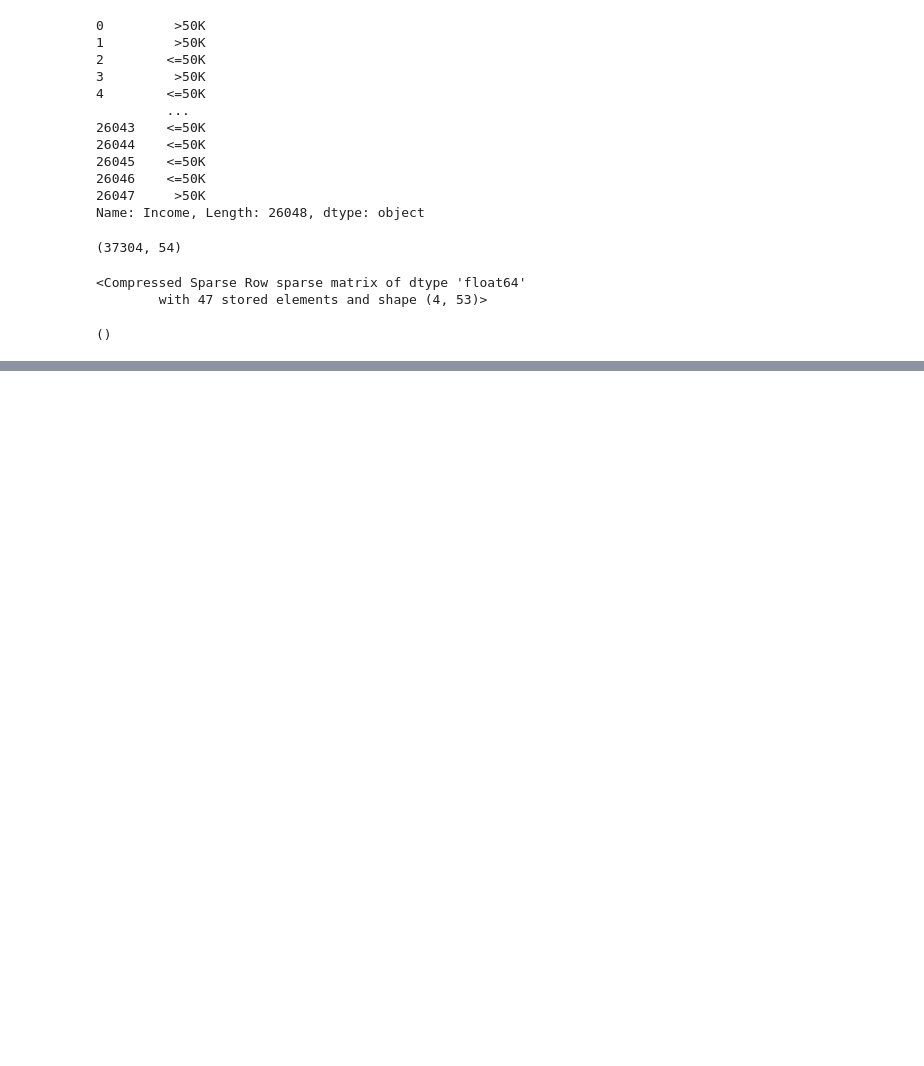
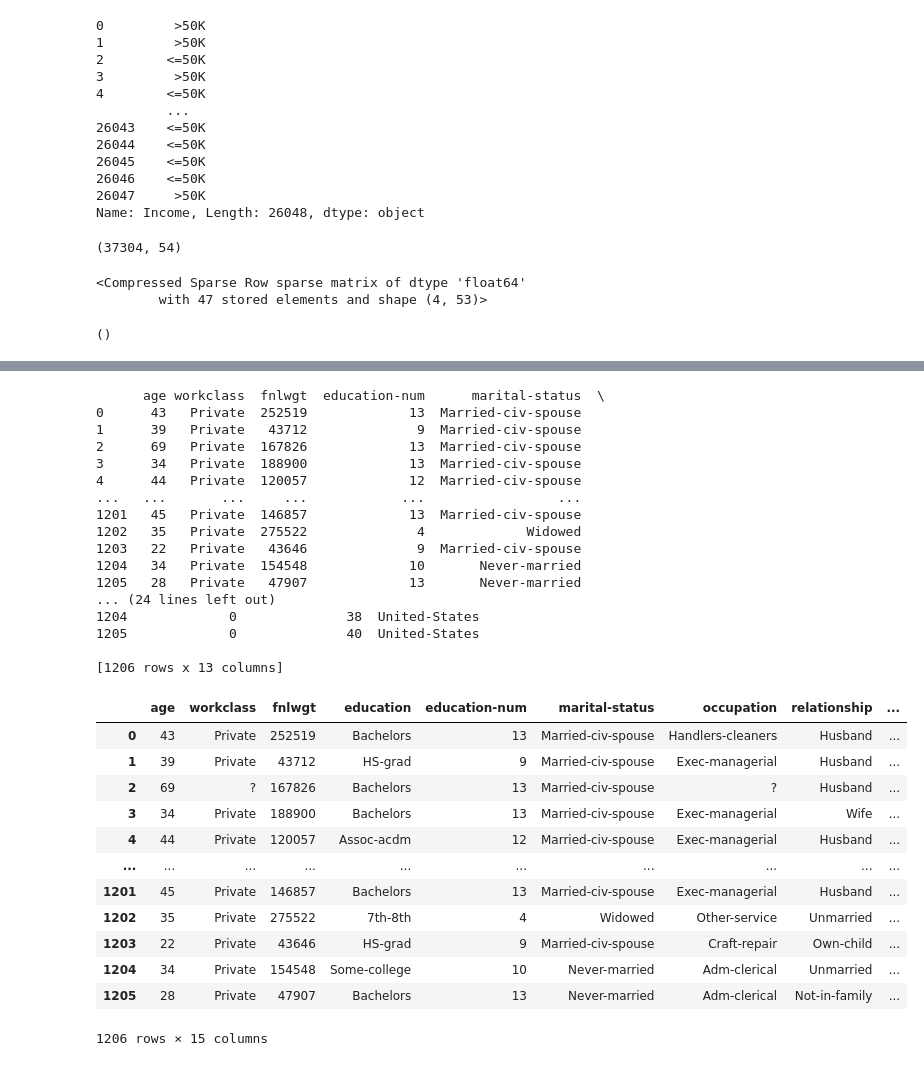
Before and after one commit to Aminsharif/ML-IncomePrediction, a Jupyter notebook: notebook/EDA.ipynb, the cells around one changed output, grey strips where cells are left out. Saved outputs shown, nothing was run; the diff lists cells and outputs as text; code cells hidden in the pictures; blank space fills up the shorter version.

Commit message:
added prediction

```diff
--- a/notebook/EDA.ipynb
+++ b/notebook/EDA.ipynb
@@ -1029,0 +1082,61 @@ np.array(X_res).shape
+# %%
+def ModelPrediction(df: DataFrame) -> DataFrame:
+        try:
+            _schema_config = read_yaml_file(file_path=SCHEMA_FILE_PATH)
+            drop_cols = _schema_config['drop_columns']
+
+            feature_df = drop_columns(df=df, cols = drop_cols)
+            feature_df=feature_df.apply(lambda x: x.str.strip() if x.dtype == "object" else x)
+
+            feature_df.replace('?',np.NaN,inplace=True)
+
+            is_null_present_df, cols_with_missing_values_df = is_null_present(feature_df)
+            if is_null_present_df:
+                feature_df = impute_missing_values(feature_df, cols_with_missing_values_df)
+
+            x = feature_df
+            print(x)
+
+            model = joblib.load(os.path.join(MODEL_DIR, MODEL_FILE_NAME))
+            prediction_value = model.predict(x)
+            df['prediction'] = prediction_value
+            logging.info(f"Result: {prediction_value}")
+            return df
+
+        except Exception as e:
+            raise ExceptionHandle(e, sys)
+# %%
+df = pd.read_csv(os.path.join('default_predict_file', 'default.csv'))
+# %%
+ModelPrediction(df)
+# %% [output]
+      age workclass  fnlwgt  education-num      marital-status  \
+0      43   Private  252519             13  Married-civ-spouse
+1      39   Private   43712              9  Married-civ-spouse
+2      69   Private  167826             13  Married-civ-spouse
+3      34   Private  188900             13  Married-civ-spouse
+4      44   Private  120057             12  Married-civ-spouse
+...   ...       ...     ...            ...                 ...
+1201   45   Private  146857             13  Married-civ-spouse
+1202   35   Private  275522              4             Widowed
+1203   22   Private   43646              9  Married-civ-spouse
+1204   34   Private  154548             10       Never-married
+1205   28   Private   47907             13       Never-married
+... (24 lines left out)
+1204             0              38  United-States
+1205             0              40  United-States
+
+[1206 rows x 13 columns]
+|  | age | workclass | fnlwgt | education | education-num | marital-status | occupation | relationship | ... |
+| 0 | 43 | Private | 252519 | Bachelors | 13 | Married-civ-spouse | Handlers-cleaners | Husband | ... |
+| 1 | 39 | Private | 43712 | HS-grad | 9 | Married-civ-spouse | Exec-managerial | Husband | ... |
+| 2 | 69 | ? | 167826 | Bachelors | 13 | Married-civ-spouse | ? | Husband | ... |
+| 3 | 34 | Private | 188900 | Bachelors | 13 | Married-civ-spouse | Exec-managerial | Wife | ... |
+| 4 | 44 | Private | 120057 | Assoc-acdm | 12 | Married-civ-spouse | Exec-managerial | Husband | ... |
+| ... | ... | ... | ... | ... | ... | ... | ... | ... | ... |
+| 1201 | 45 | Private | 146857 | Bachelors | 13 | Married-civ-spouse | Exec-managerial | Husband | ... |
+| 1202 | 35 | Private | 275522 | 7th-8th | 4 | Widowed | Other-service | Unmarried | ... |
+| 1203 | 22 | Private | 43646 | HS-grad | 9 | Married-civ-spouse | Craft-repair | Own-child | ... |
+| 1204 | 34 | Private | 154548 | Some-college | 10 | Never-married | Adm-clerical | Unmarried | ... |
+| 1205 | 28 | Private | 47907 | Bachelors | 13 | Never-married | Adm-clerical | Not-in-family | ... |
+1206 rows × 15 columns
```
Also changed, not shown: parts of 6 cells of this notebook, 15 other files.
